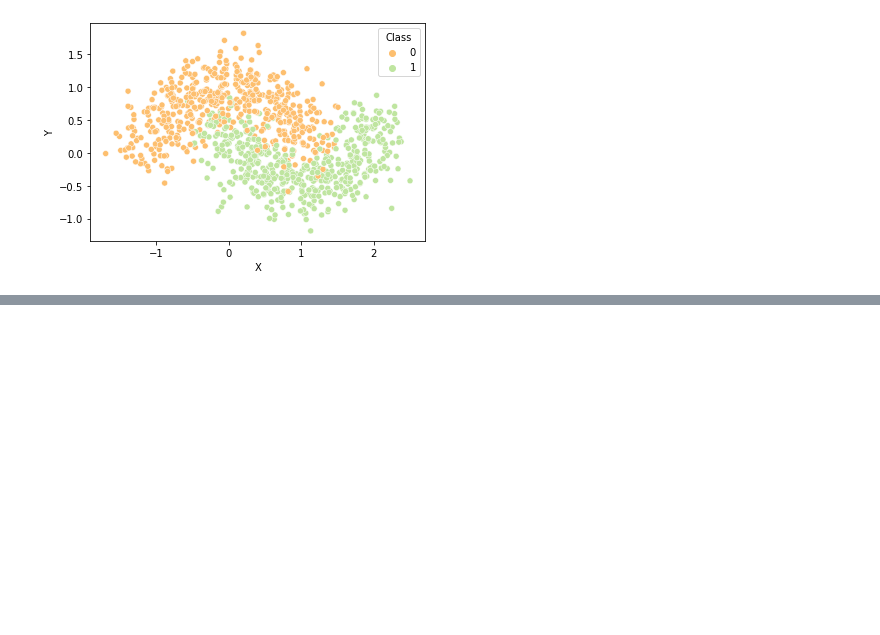
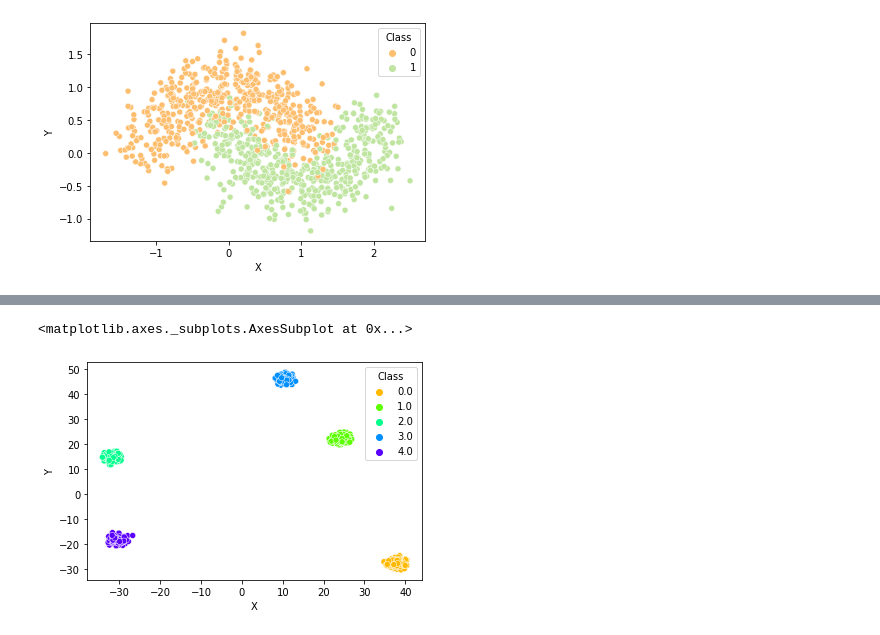
Before and after one commit to malynkovsky/ML_NN_course, a Jupyter notebook: Lab_3/Lab3__Malynkovsky.ipynb, the cells around one changed output, grey strips where cells are left out. Saved outputs shown, nothing was run; the diff lists cells and outputs as text; code cells hidden in the pictures; blank space fills up the shorter version.

```diff
--- a/Lab_3/Lab3__Malynkovsky.ipynb
+++ b/Lab_3/Lab3__Malynkovsky.ipynb
@@ -93,0 +104,4 @@ plt.show()
+# %%
+df1 = pd.read_csv('data_1.csv')
+df1.drop(columns='Unnamed: 0', inplace=True)
+df1.head()
@@ -93,0 +115,5 @@ plt.show()
+# %%
+sns.scatterplot(x="X", y="Y", hue='Class', data=df1, palette=sns.color_palette("gist_rainbow", n_colors=5))
+# %% [output]
+<matplotlib.axes._subplots.AxesSubplot at 0x...>
+[figure, added]
```
Also changed, not shown: parts of 13 cells of this notebook.
